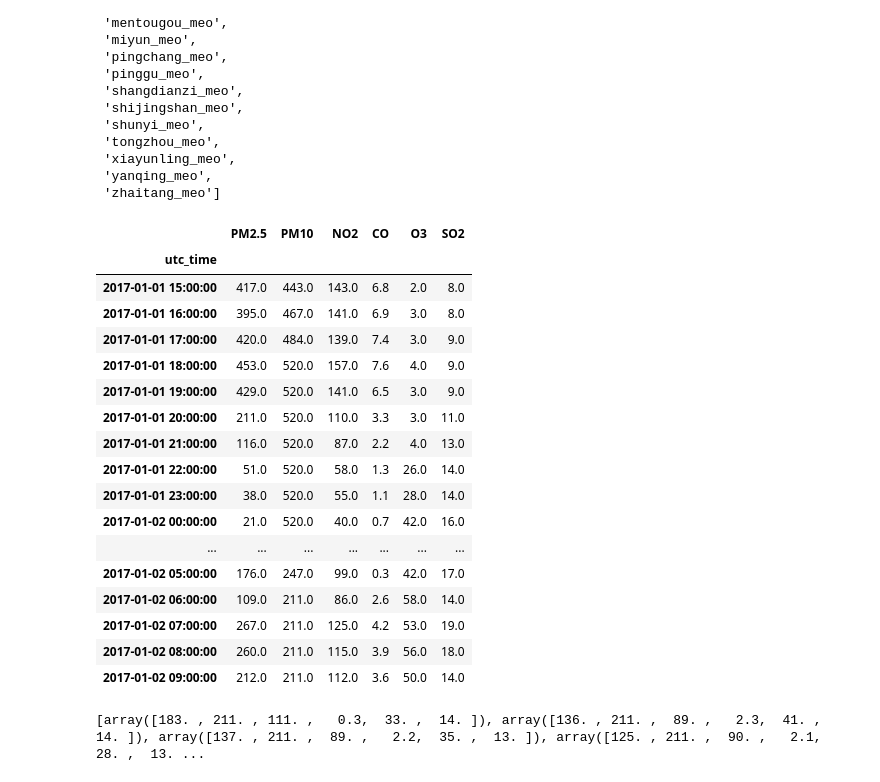
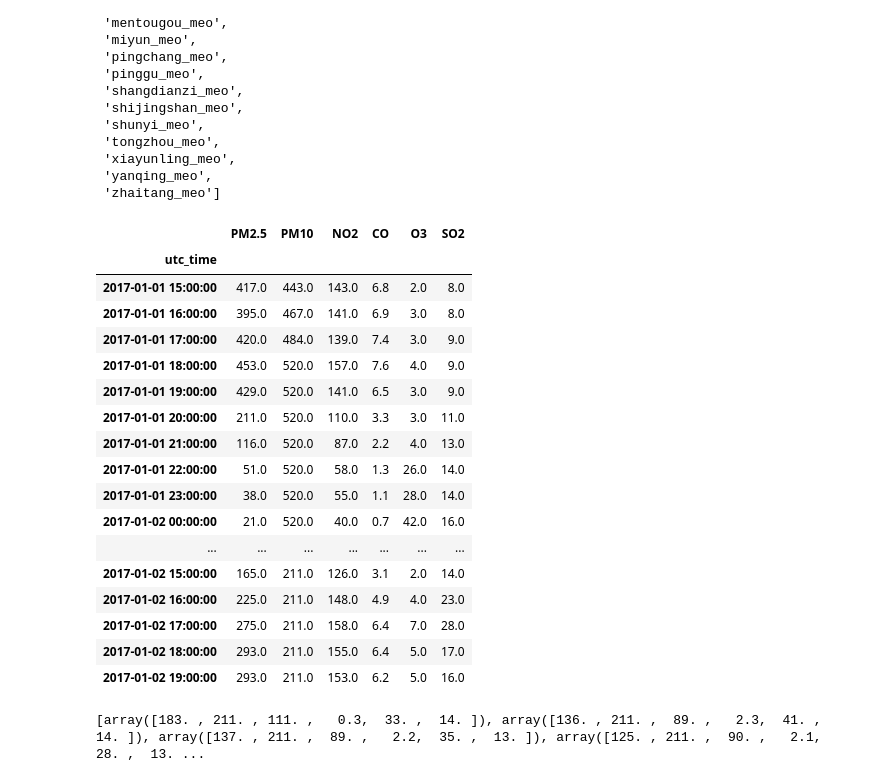
Before and after one commit to jinzy15/kdd, a Jupyter notebook: forest.ipynb, the cells around one changed output. Drawn from its saved outputs; the diff is of its cells as text; code cells hidden in the pictures.

```diff
--- a/forest.ipynb
+++ b/forest.ipynb
@@ -48,26 +113,26 @@ aoti = mydata.get_data('aotizhongxin_aq','2017-01-01','2018-01-01')
 aoti = aoti.fillna(method = 'ffill')
 aoti = aoti[['PM2.5',	'PM10',	'NO2','CO',	'O3',	'SO2']]
 # %%
-aoti.iloc[1:20]
+aoti.iloc[1:30]
 # %% [output]
 |  | PM2.5 | PM10 | NO2 | CO | O3 | SO2 |
 | utc_time |  |  |  |  |  |  |
 | 2017-01-01 15:00:00 | 417.0 | 443.0 | 143.0 | 6.8 | 2.0 | 8.0 |
 | 2017-01-01 16:00:00 | 395.0 | 467.0 | 141.0 | 6.9 | 3.0 | 8.0 |
 | 2017-01-01 17:00:00 | 420.0 | 484.0 | 139.0 | 7.4 | 3.0 | 9.0 |
 | 2017-01-01 18:00:00 | 453.0 | 520.0 | 157.0 | 7.6 | 4.0 | 9.0 |
 | 2017-01-01 19:00:00 | 429.0 | 520.0 | 141.0 | 6.5 | 3.0 | 9.0 |
 | 2017-01-01 20:00:00 | 211.0 | 520.0 | 110.0 | 3.3 | 3.0 | 11.0 |
 | 2017-01-01 21:00:00 | 116.0 | 520.0 | 87.0 | 2.2 | 4.0 | 13.0 |
 | 2017-01-01 22:00:00 | 51.0 | 520.0 | 58.0 | 1.3 | 26.0 | 14.0 |
 | 2017-01-01 23:00:00 | 38.0 | 520.0 | 55.0 | 1.1 | 28.0 | 14.0 |
 | 2017-01-02 00:00:00 | 21.0 | 520.0 | 40.0 | 0.7 | 42.0 | 16.0 |
 | ... | ... | ... | ... | ... | ... | ... |
-| 2017-01-02 05:00:00 | 176.0 | 247.0 | 99.0 | 0.3 | 42.0 | 17.0 |
-| 2017-01-02 06:00:00 | 109.0 | 211.0 | 86.0 | 2.6 | 58.0 | 14.0 |
-| 2017-01-02 07:00:00 | 267.0 | 211.0 | 125.0 | 4.2 | 53.0 | 19.0 |
-| 2017-01-02 08:00:00 | 260.0 | 211.0 | 115.0 | 3.9 | 56.0 | 18.0 |
-| 2017-01-02 09:00:00 | 212.0 | 211.0 | 112.0 | 3.6 | 50.0 | 14.0 |
+| 2017-01-02 15:00:00 | 165.0 | 211.0 | 126.0 | 3.1 | 2.0 | 14.0 |
+| 2017-01-02 16:00:00 | 225.0 | 211.0 | 148.0 | 4.9 | 4.0 | 23.0 |
+| 2017-01-02 17:00:00 | 275.0 | 211.0 | 158.0 | 6.4 | 7.0 | 28.0 |
+| 2017-01-02 18:00:00 | 293.0 | 211.0 | 155.0 | 6.4 | 5.0 | 17.0 |
+| 2017-01-02 19:00:00 | 293.0 | 211.0 | 153.0 | 6.2 | 5.0 | 16.0 |
 # %%
 import numpy as np
 seq_len = 20
```
Also changed, not shown: parts of 3 cells of this notebook, 12 other files.
